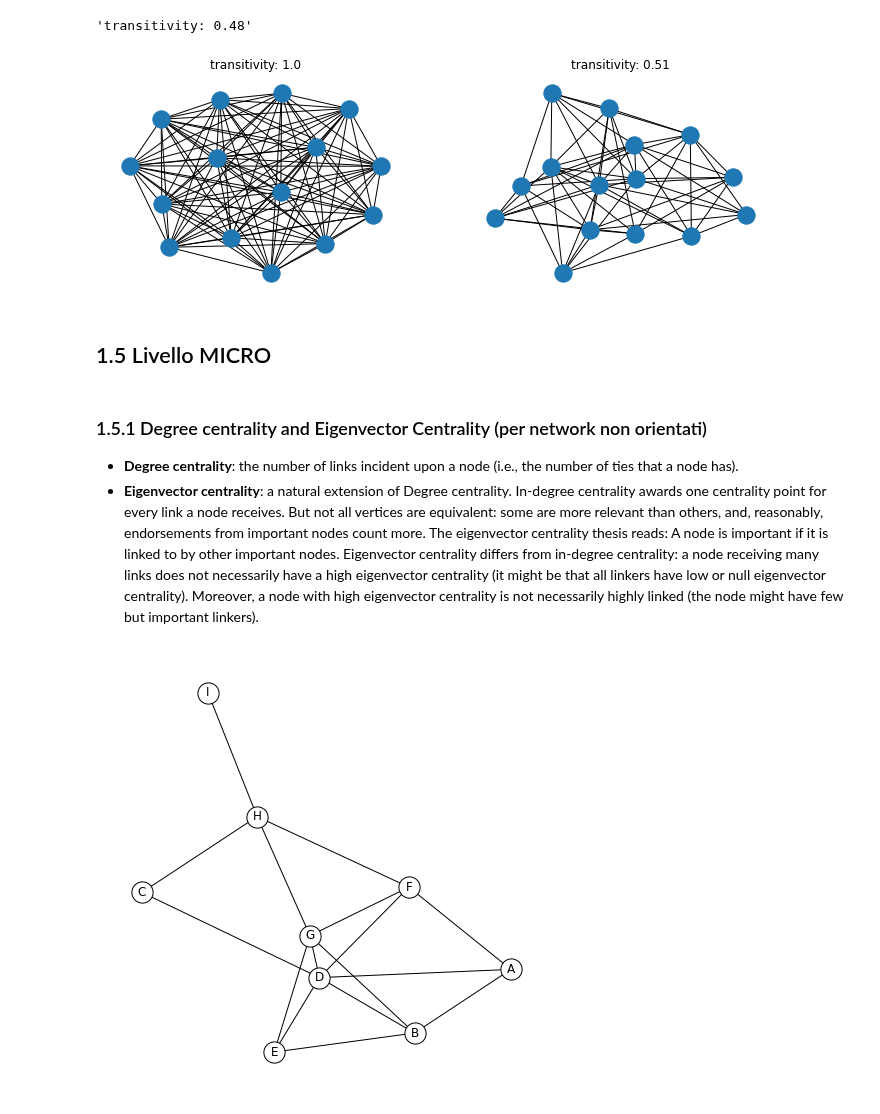
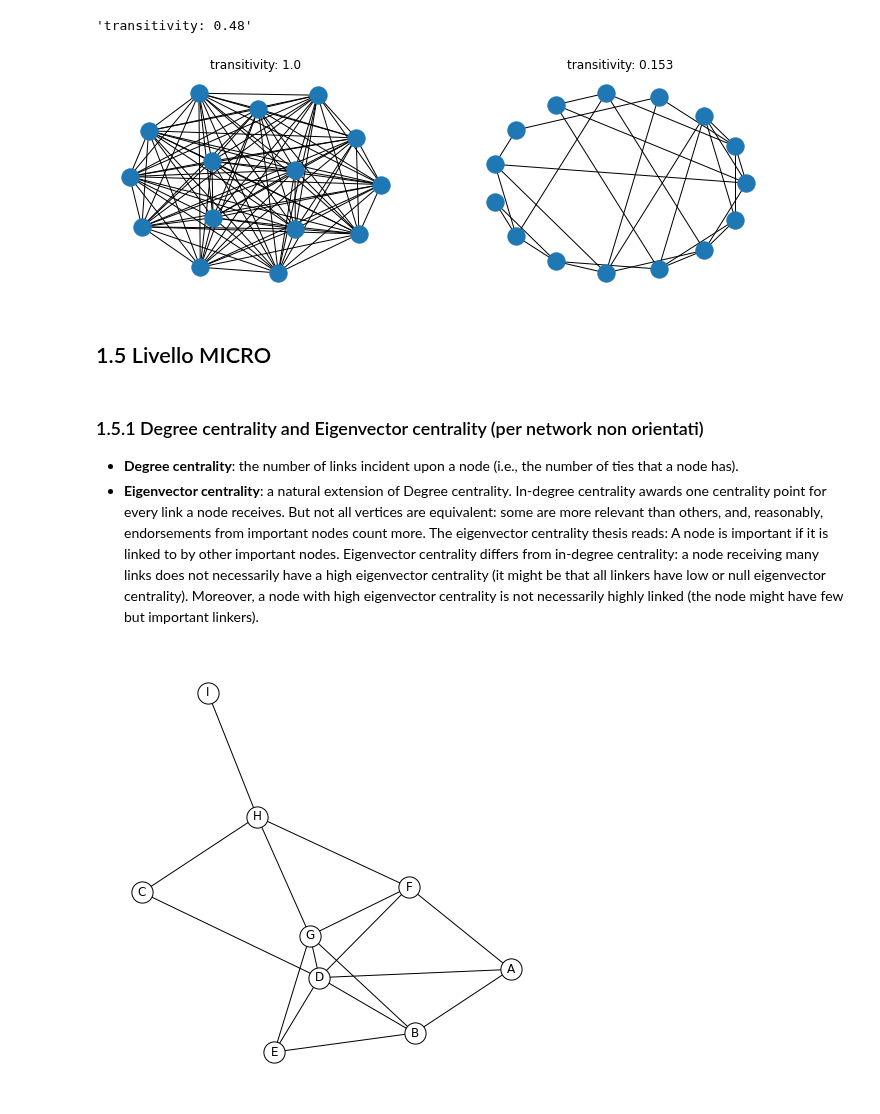
Before and after one commit to alkaest2002/ABGrid, a Jupyter notebook: materials/course 101/esercitazione.ipynb, the cells around one changed output. Drawn from its saved outputs; the diff is of its cells as text; code cells hidden in the pictures.

```diff
--- a/materials/course 101/esercitazione.ipynb
+++ b/materials/course 101/esercitazione.ipynb
@@ -255,22 +253,22 @@ f"transitivity: {np.round(nx.transitivity(U),2)}"
 # %% [output]
 'transitivity: 0.48'
 # %%
-# ESEMPI DI TRANSITIVITY
+# esempi di transitity
 fig, (ax1, ax2) = plt.subplots(nrows=1, ncols=2, figsize=(12,4))
 S = nx.complete_graph(15)
 loc = nx.spring_layout(S)
 nx.draw(S,loc, ax=ax1)
 ax1.set_title(f"transitivity: {np.round(nx.transitivity(S),3)}")
-C = nx.watts_strogatz_graph(15, 8, .5, seed=42)
-loc = nx.spring_layout(C)
+C = nx.watts_strogatz_graph(15, 4, .5, seed=42)
+loc = nx.circular_layout(C)
 nx.draw(C,loc,ax=ax2)
 ax2.set_title(f"transitivity: {np.round(nx.transitivity(C),3)}");
 # %% [output]
-[figure, old version]
+[figure, new version]
 # %% [markdown]
 ## 1.5 Livello MICRO
 # %% [markdown]
-### 1.5.1 Degree centrality and Eigenvector Centrality (per network non orientati)
+### 1.5.1 Degree centrality and Eigenvector centrality (per network non orientati)
 
 - <b>Degree centrality</b>: the number of links incident upon a node (i.e., the number of ties that a node has).
 - <b>Eigenvector centrality</b>: a natural extension of Degree centrality. In-degree centrality awards one centrality point for every link a node receives. But not all vertices are equivalent: some are more relevant than others, and, reasonably, endorsements from important nodes count more. The eigenvector centrality thesis reads: A node is important if it is linked to by other important nodes. Eigenvector centrality differs from in-degree centrality: a node receiving many links does not necessarily have a high eigenvector centrality (it might be that all linkers have low or null eigenvector centrality). Moreover, a node with high eigenvector centrality is not necessarily highly linked (the node might have few but important linkers).
```
Also changed, not shown: parts of 26 cells of this notebook, 1 other file.
